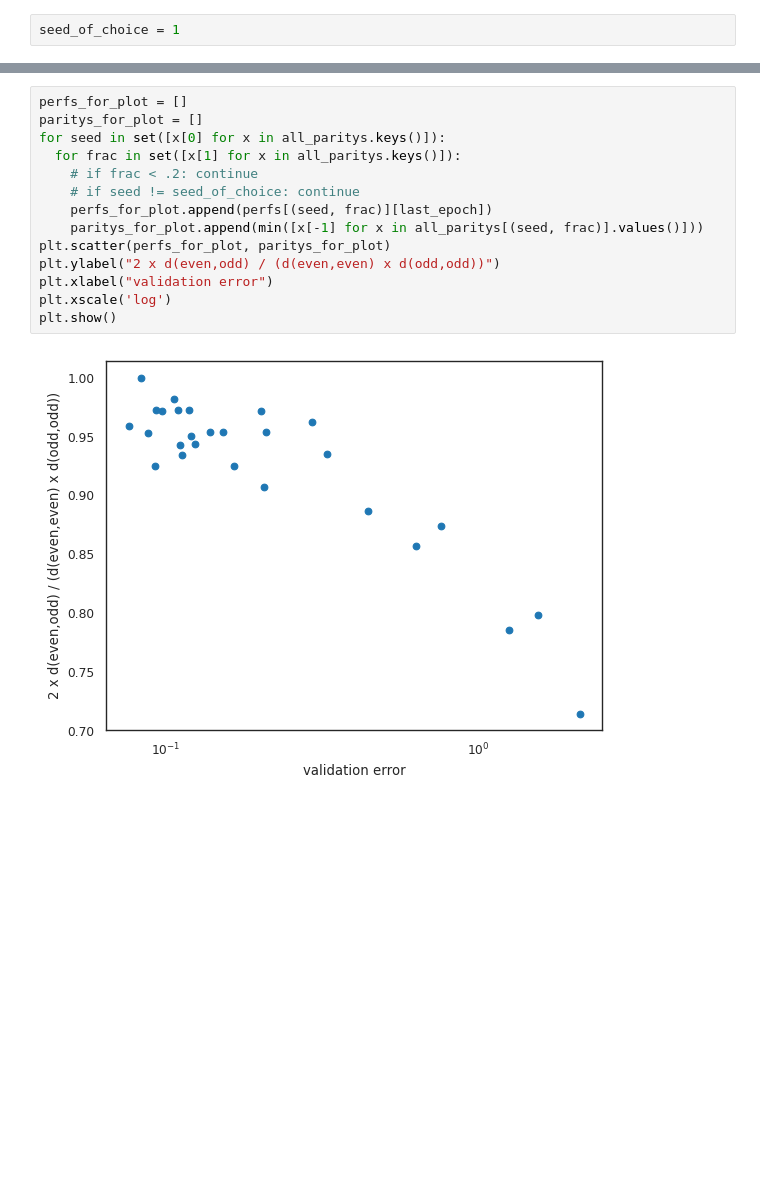
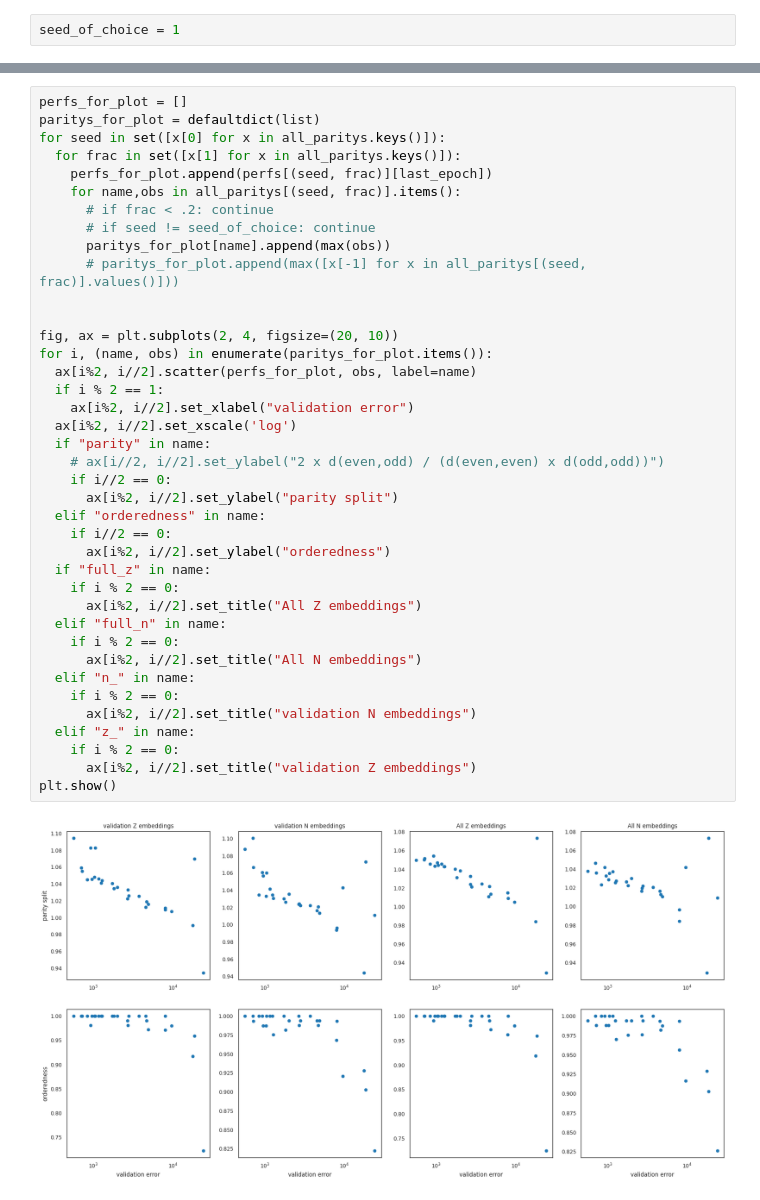
Before and after one commit to okitouni/NuCLR-MechInterp, a Jupyter notebook: nbs/parity.ipynb, the cells around one changed output, grey strips where cells are left out. Saved outputs shown, nothing was run; the diff lists cells and outputs as text; blank space fills up the shorter version.

```diff
--- a/nbs/parity.ipynb
+++ b/nbs/parity.ipynb
@@ -269,17 +313,42 @@ for frac, location in all_trainfracs.items():
     all_paritys[frac] = paritys
-# %%
-perfs_for_plot = []
-paritys_for_plot = []
-for seed in set([x[0] for x in all_paritys.keys()]):
-  for frac in set([x[1] for x in all_paritys.keys()]):
-    # if frac < .2: continue
-    # if seed != seed_of_choice: continue
-    perfs_for_plot.append(perfs[(seed, frac)][last_epoch])
-    paritys_for_plot.append(min([x[-1] for x in all_paritys[(seed, frac)].values()]))
-plt.scatter(perfs_for_plot, paritys_for_plot)
-plt.ylabel("2 x d(even,odd) / (d(even,even) x d(odd,odd))")
-plt.xlabel("validation error")
-plt.xscale('log')
-plt.show()
-# %% [output]
-[figure, removed]
+# %%
+perfs_for_plot = []
+paritys_for_plot = defaultdict(list)
+for seed in set([x[0] for x in all_paritys.keys()]):
+  for frac in set([x[1] for x in all_paritys.keys()]):
+    perfs_for_plot.append(perfs[(seed, frac)][last_epoch])
+    for name,obs in all_paritys[(seed, frac)].items():
+      # if frac < .2: continue
+      # if seed != seed_of_choice: continue
+      paritys_for_plot[name].append(max(obs))
+      # paritys_for_plot.append(max([x[-1] for x in all_paritys[(seed, frac)].values()]))
+
+
+fig, ax = plt.subplots(2, 4, figsize=(20, 10))
+for i, (name, obs) in enumerate(paritys_for_plot.items()):
+  ax[i%2, i//2].scatter(perfs_for_plot, obs, label=name)
+  if i % 2 == 1:
+    ax[i%2, i//2].set_xlabel("validation error")
+  ax[i%2, i//2].set_xscale('log')
+  if "parity" in name:
+    # ax[i//2, i//2].set_ylabel("2 x d(even,odd) / (d(even,even) x d(odd,odd))")
+    if i//2 == 0:
+      ax[i%2, i//2].set_ylabel("parity split")
+  elif "orderedness" in name:
+    if i//2 == 0:
+      ax[i%2, i//2].set_ylabel("orderedness")
+  if "full_z" in name:
+    if i % 2 == 0:
+      ax[i%2, i//2].set_title("All Z embeddings")
+  elif "full_n" in name:
+    if i % 2 == 0:
+      ax[i%2, i//2].set_title("All N embeddings")
+  elif "n_" in name:
+    if i % 2 == 0:
+      ax[i%2, i//2].set_title("validation N embeddings")
+  elif "z_" in name:
+    if i % 2 == 0:
+      ax[i%2, i//2].set_title("validation Z embeddings")
+plt.show()
+# %% [output]
+[figure, added]
```
Also changed, not shown: parts of 11 cells of this notebook, 1 other file.
